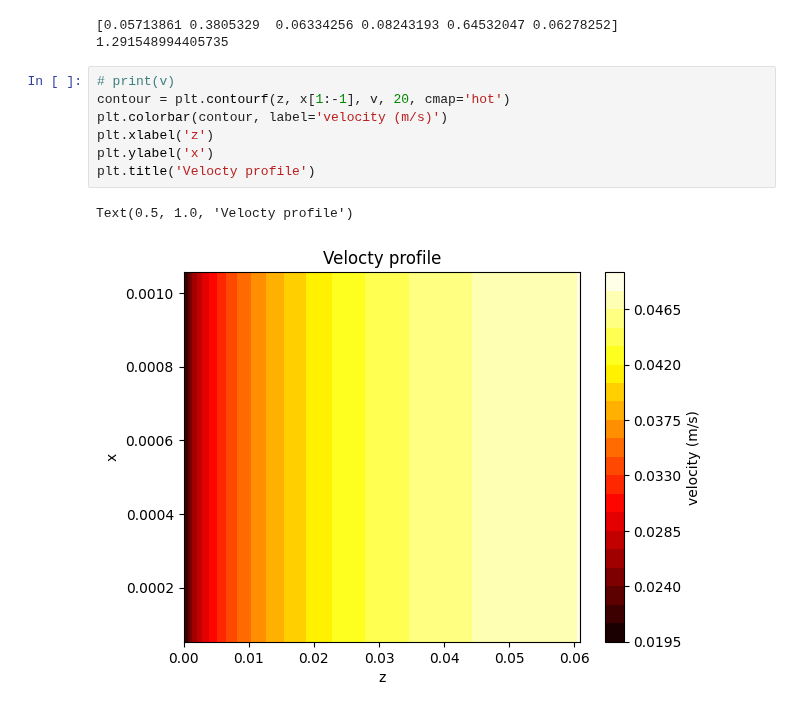
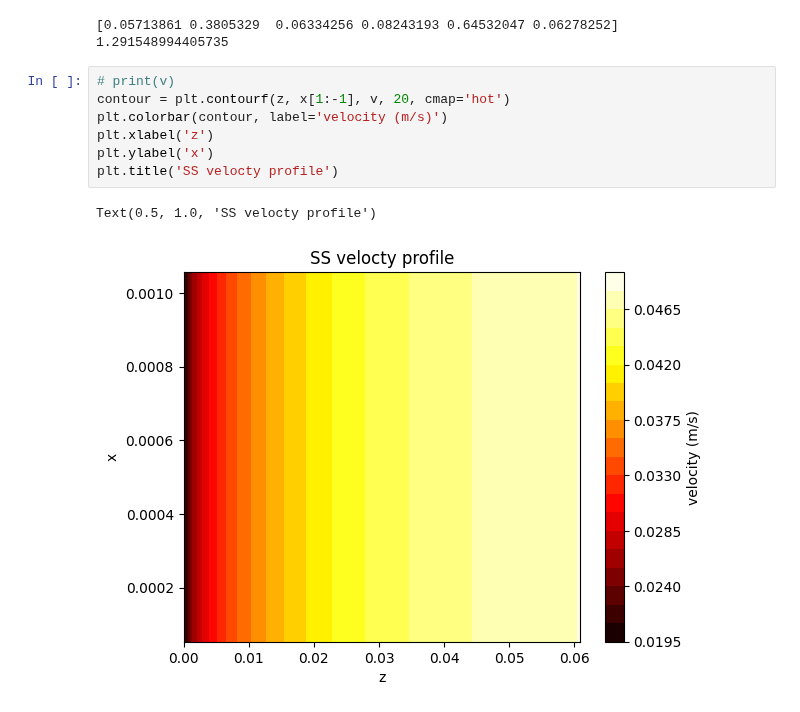
Before and after one commit to alexander-gbu/PMRModel, a Jupyter notebook: Scipy2DSSIsotherm_LATEST.ipynb, the cells around one changed output. Cells and saved outputs as stored; diff of their text form.

```diff
--- a/Scipy2DSSIsotherm_LATEST.ipynb
+++ b/Scipy2DSSIsotherm_LATEST.ipynb
@@ -170,10 +153,10 @@ print(sum(sol_1d[:,-1]))
 # %%
 # print(v)
 contour = plt.contourf(z, x[1:-1], v, 20, cmap='hot')
 plt.colorbar(contour, label='velocity (m/s)')
 plt.xlabel('z')
 plt.ylabel('x')
-plt.title('Velocty profile')
+plt.title('SS velocty profile')
 # %% [output]
-Text(0.5, 1.0, 'Velocty profile')
+Text(0.5, 1.0, 'SS velocty profile')
-[figure, old version]
+[figure, new version]
```
Also changed, not shown: parts of 1 cell of this notebook, 4 other files.
